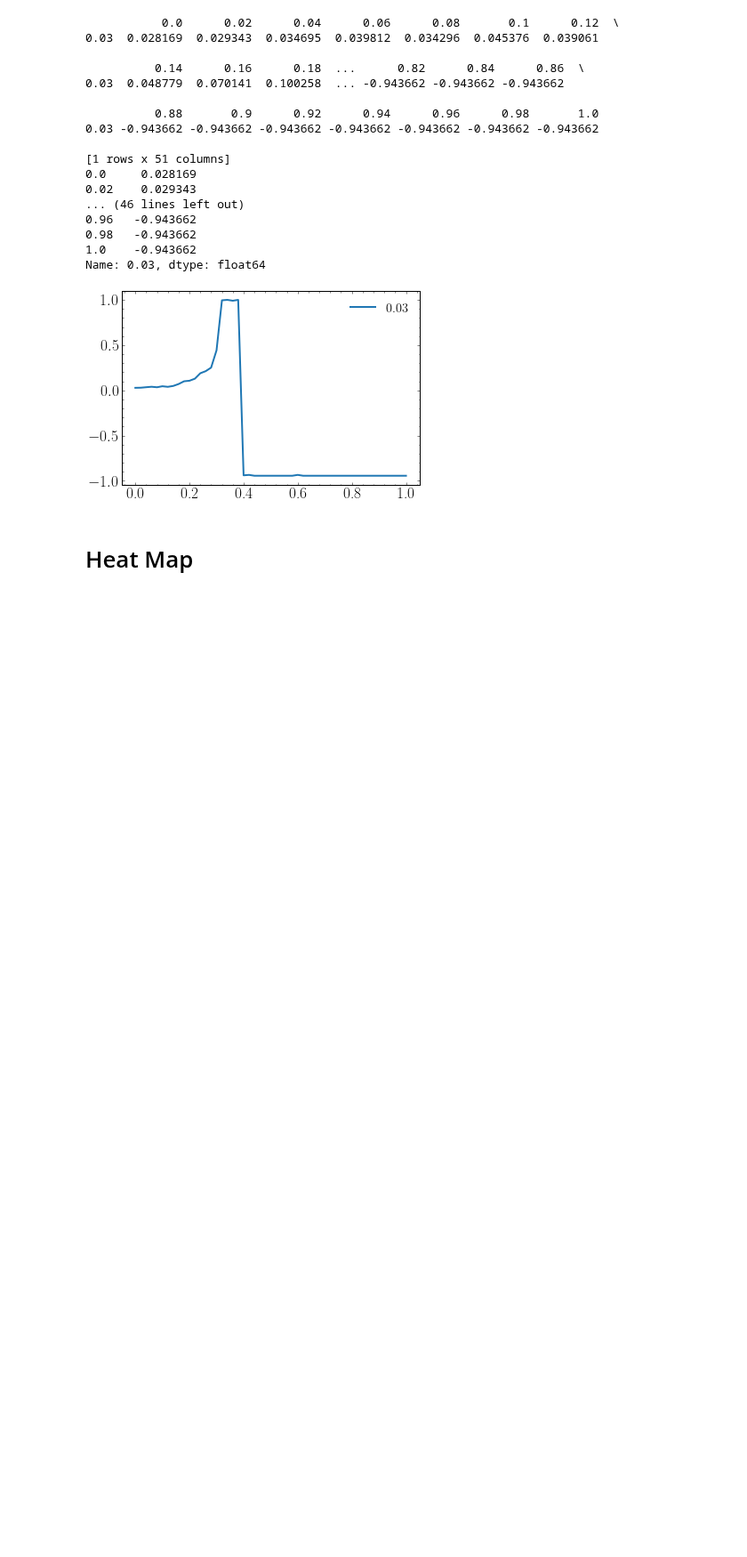
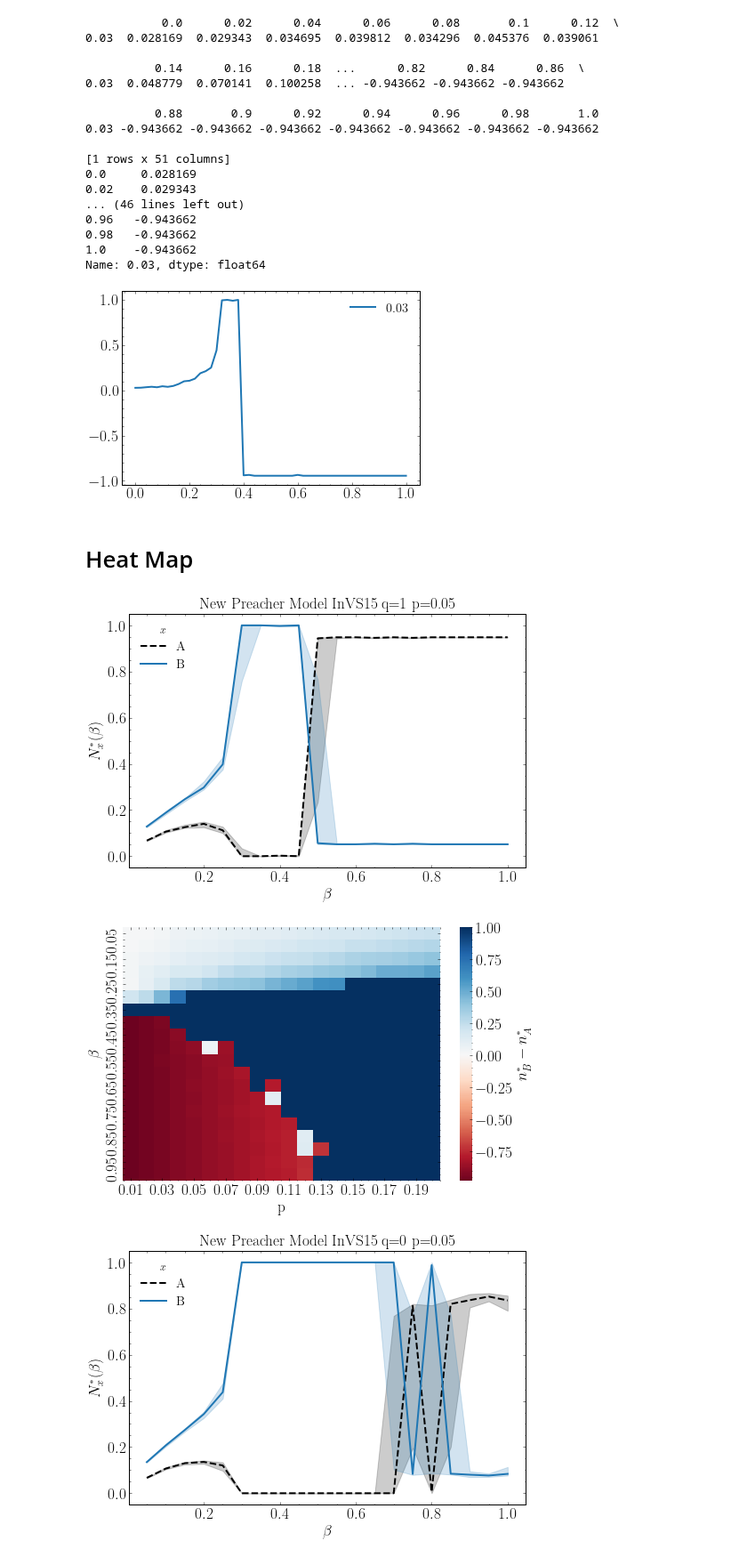
Before and after one commit to tomcjackc/higher-order-social-dynamics, a Jupyter notebook: higher order ng (adaptive traveling speaker v2)/fig_3_traveling_speaker.ipynb, the cells around one changed output. Shown at 89% size. Cells and saved outputs as stored; diff of their text form; code cells hidden in the pictures; blank space fills up the shorter version.

Commit message:
Structured Pipeline Marius Version

```diff
--- a/higher order ng (adaptive traveling speaker v2)/fig_3_traveling_speaker.ipynb
+++ b/higher order ng (adaptive traveling speaker v2)/fig_3_traveling_speaker.ipynb
@@ -18,11 +20,11 @@ import pandas as pd
 
 mpl.style.use('report_style.mplstyle')
 # %%
-prop_committed = [0.03]
-betas = np.linspace(0, 1, 51)
+prop_committed = np.linspace(0.01, 0.2,20)
+betas = np.linspace(0.05, 1, 20)
 ensemble_size = 10
 run_length = 10**6
-qs = [1]
+qs = [1, 0]
 social_structures = ['InVS15']#, 'LyonSchool', 'SFHH', 'Thiers13']
 # %% [markdown]
 # Plotting
@@ -74,3 +76,47 @@ Name: 0.03, dtype: float64
 [figure]
 # %% [markdown]
 # Heat Map
+# %%
+
+for social_structure in social_structures:
+
+    for q in qs:
+
+        fname_A = f'heatmap_A_res_{len(betas)}x{len(prop_committed)}_{social_structure}_{q}_{run_length}_{ensemble_size}'
+        data_A = pd.read_csv(f'finished_outputs/{fname_A}.csv', index_col=0)
+        fname_A = f'heatmap_A25_res_{len(betas)}x{len(prop_committed)}_{social_structure}_{q}_{run_length}_{ensemble_size}'
+        data_A25 = pd.read_csv(f'finished_outputs/{fname_A}.csv', index_col=0)
+        fname_A = f'heatmap_A75_res_{len(betas)}x{len(prop_committed)}_{social_structure}_{q}_{run_length}_{ensemble_size}'
+        data_A75 = pd.read_csv(f'finished_outputs/{fname_A}.csv', index_col=0)
+        fname_B = f'heatmap_B_res_{len(betas)}x{len(prop_committed)}_{social_structure}_{q}_{run_length}_{ensemble_size}'
+        data_B = pd.read_csv(f'finished_outputs/{fname_B}.csv', index_col=0)
+        fname_B = f'heatmap_B25_res_{len(betas)}x{len(prop_committed)}_{social_structure}_{q}_{run_length}_{ensemble_size}'
+        data_B25 = pd.read_csv(f'finished_outputs/{fname_B}.csv', index_col=0)
+        fname_B = f'heatmap_B75_res_{len(betas)}x{len(prop_committed)}_{social_structure}_{q}_{run_length}_{ensemble_size}'
+        data_B75 = pd.read_csv(f'finished_outputs/{fname_B}.csv', index_col=0)
+
+        for p in [0.05]:
+            p = round(p,2)
+            plt.figure()
+            plt.plot(data_A.index.values, data_A[f'{p}'], color='k', linestyle='--', label='A')
+            plt.fill_between(data_A.index.values, data_A25[f'{p}'], data_A75[f'{p}'], color='k', alpha=0.2)
+
+            plt.plot(data_B.index.values, data_B[f'{p}'], color='tab:blue', label='B')
+            plt.fill_between(data_B.index.values, data_B25[f'{p}'], data_B75[f'{p}'], color='tab:blue', alpha=0.2)
+
+            plt.legend(title=r'$x$')
+            plt.title(f'New Preacher Model {social_structure} q={q} p={p}')
+            plt.xlabel(r'$\beta$')
+            plt.ylabel(r'$N^{\ast}_{x}(\beta)$')
+            plt.savefig(f'figures/fig3b_{social_structure}_{p}_q={q}_{run_length}_{ensemble_size}.pdf')
+            plt.show()
+
+        colormap = sb.color_palette(palette="RdBu", n_colors=None, desat=None, as_cmap=True)
+        sb.heatmap(data_B-data_A, cbar_kws={'label':r'$n_{B}^{\ast}-n_{A}^{\ast}$'}, cmap=colormap, center=0)
+        plt.xlabel('p')
+        plt.ylabel(r'$\beta$')
+        plt.savefig(f'figures/heatmap_res_{len(betas)}x{len(prop_committed)}_{social_structure}_{q}_{run_length}_{ensemble_size}.pdf')
+# %% [output]
+[figure, added]
+[figure, added]
+[figure, added]
```
Also changed, not shown: parts of 2 cells of this notebook, 28 other files.
